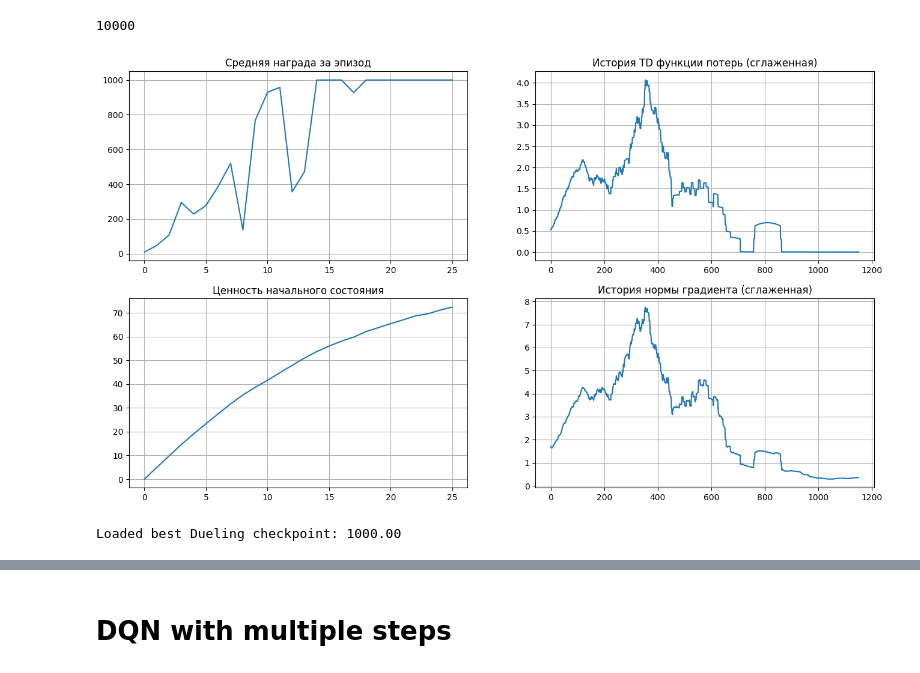
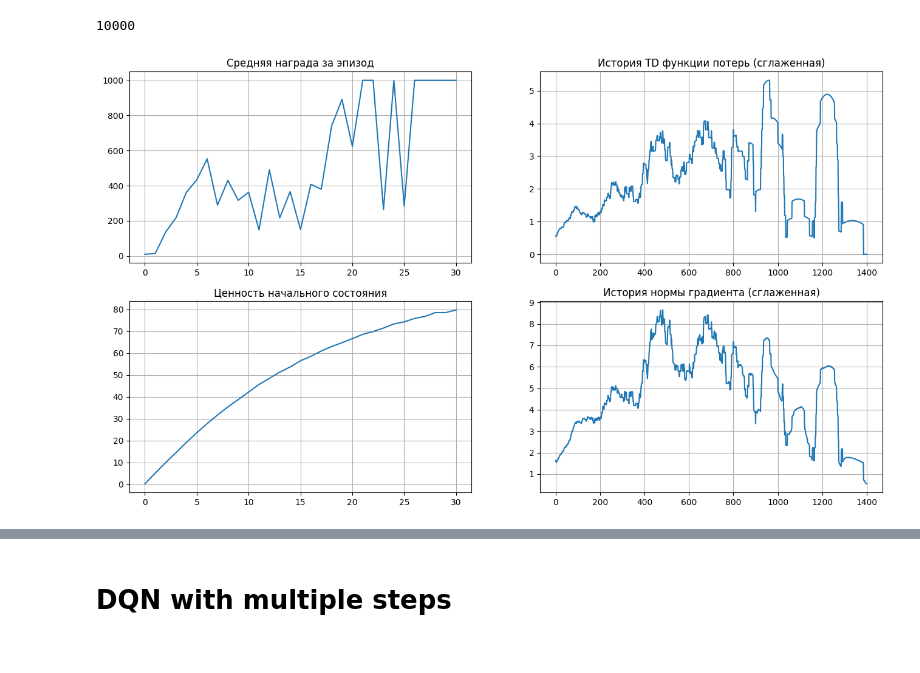
Before and after one commit to oncominglane/rl_mipt_course, a Jupyter notebook: tasks/task3/Q_обучение_Тулупов_Николай_Дмитриевич_Б01-204.ipynb, the cells around one changed output, grey strips where cells are left out. Cells and saved outputs as stored; diff of their text form; code cells hidden in the pictures.

```diff
--- a/tasks/task3/Q_обучение_Тулупов_Николай_Дмитриевич_Б01-204.ipynb
+++ b/tasks/task3/Q_обучение_Тулупов_Николай_Дмитриевич_Б01-204.ipynb
@@ -689,9 +689,9 @@ print(len(exp_replay))
 # %% [output]
 10000
 # %%
-timesteps_per_epoch = 30
+timesteps_per_epoch = 20
 batch_size = 42
-total_steps = 25000
+total_steps = 15000
 decay_steps = 8000
 
 opt = torch.optim.Adam(agent.parameters(), lr=5e-4)
@@ -708,9 +708,6 @@ max_grad_norm = 1
 max_grad_norm = 10 #5000
 gamma = 0.99
 # %%
-best_eval = -np.inf
-best_state = None
-
 state, _ = env.reset()
 for step in trange(total_steps + 1):
     if not utils.is_enough_ram():
@@ -753,11 +750,7 @@ for step in trange(total_steps + 1):
         initial_state_q_values = agent.get_qvalues([make_env().reset()[0]])
         initial_state_v_history.append(np.max(initial_state_q_values))
 
-        if eval_rw > best_eval:
-            best_eval = eval_rw
-            best_state = {k: v.detach().cpu().clone() for k, v in agent.state_dict().items()}
-
-        print(f"step={step} buffer={len(exp_replay)} eps={agent.epsilon:.4f} eval={eval_rw:.2f} best={best_eval:.2f}")
+        print(f"step={step} buffer={len(exp_replay)} eps={agent.epsilon:.4f} eval={eval_rw:.2f}")
 
         print("размер буфера = %i, epsilon = %.5f" % (len(exp_replay), agent.epsilon))
 
@@ -938,11 +924,7 @@ for step in trange(total_steps + 1):
         initial_state_q_values = agent.get_qvalues([make_env().reset()[0]])[0]  # берем q1
         initial_state_v_history.append(np.max(initial_state_q_values))
 
-        if eval_rw > best_eval_twin:
-            best_eval_twin = eval_rw
-            best_state_twin = {k: v.detach().cpu().clone() for k, v in agent.state_dict().items()}
-
-        print(f"step={step} buffer={len(exp_replay)} eps={agent.epsilon:.4f} eval={eval_rw:.2f} best={best_eval_twin:.2f}")
+        print(f"step={step} buffer={len(exp_replay)} eps={agent.epsilon:.4f} eval={eval_rw:.2f}")
 
         print("размер буфера = %i, epsilon = %.5f" % (len(exp_replay), agent.epsilon))
 
@@ -1054,9 +1030,9 @@ print(len(exp_replay))
 # %% [output]
 10000
 # %%
-timesteps_per_epoch = 30
+timesteps_per_epoch = 35
 batch_size = 42
-total_steps = 25000
+total_steps = 30000
 decay_steps = 8000
 
 opt = torch.optim.Adam(agent.parameters(), lr=5e-4)
@@ -1123,46 +1096,36 @@ for step in trange(total_steps + 1):
         initial_state_q_values = agent.get_qvalues([make_env().reset()[0]])
         initial_state_v_history.append(np.max(initial_state_q_values))
 
-        if eval_rw > best_eval_dueling:
-            best_eval_dueling = eval_rw
-            best_state_dueling = {k: v.detach().cpu().clone() for k, v in agent.state_dict().items()}
-
-        print(f"step={step} buffer={len(exp_replay)} eps={agent.epsilon:.4f} eval={eval_rw:.2f} best={best_eval_dueling:.2f}")
+        print(f"step={step} buffer={len(exp_replay)} eps={agent.epsilon:.4f} eval={eval_rw:.2f}")
 
         print("размер буфера = %i, epsilon = %.5f" % (len(exp_replay), agent.epsilon))
 
         plt.figure(figsize=[16, 9])
         plt.subplot(2, 2, 1)
         plt.title("Средняя награда за эпизод")
         plt.plot(mean_rw_history)
         plt.grid()
 
         assert not np.isnan(td_loss_history[-1])
         plt.subplot(2, 2, 2)
         plt.title("История TD функции потерь (сглаженная)")
         plt.plot(utils.smoothen(td_loss_history))
         plt.grid()
 
         plt.subplot(2, 2, 3)
         plt.title("Ценность начального состояния")
         plt.plot(initial_state_v_history)
         plt.grid()
 
         plt.subplot(2, 2, 4)
         plt.title("История нормы градиента (сглаженная)")
         plt.plot(utils.smoothen(grad_norm_history))
         plt.grid()
 
         clear_output(True)
         plt.show()
 # %% [output]
-[figure, old version]
+[figure, new version]
-# %%
-if best_state_dueling is not None:
-    agent.load_state_dict(best_state_dueling)
-    print(f"Loaded best Dueling checkpoint: {best_eval_dueling:.2f}")
-# %% [output]
-Loaded best Dueling checkpoint: 1000.00
 # %%
 final_score = evaluate(make_env(), agent, n_games=30, greedy=True, t_max=1000)
 print('финальный счёт:', final_score)
```
Also changed, not shown: parts of 21 cells of this notebook, 40 other files.
